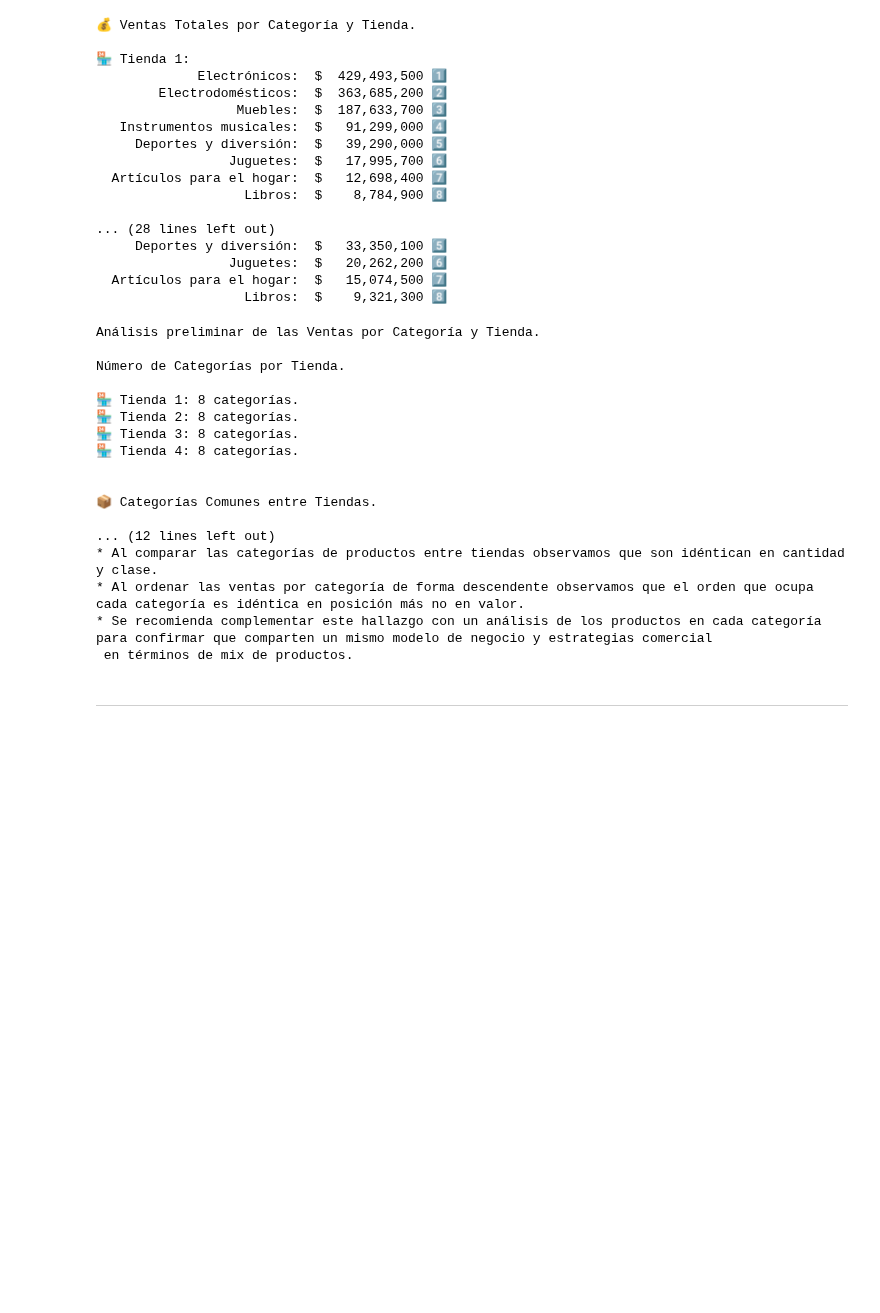
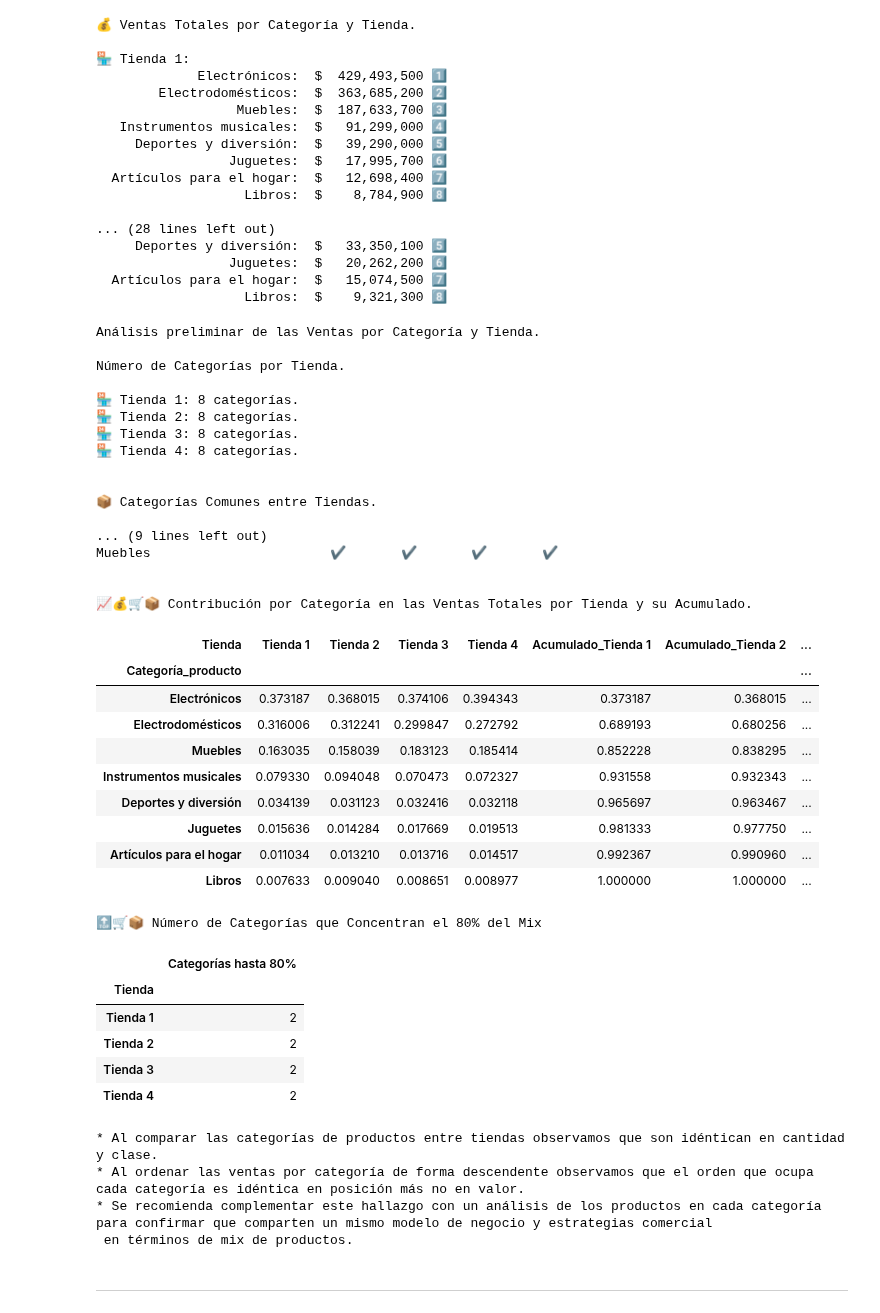
Before and after one commit to EuniceGarcia503/Challenge1_AluraStore, a Jupyter notebook: AluraStoreLatam.ipynb, the cells around one changed output. Saved outputs shown, nothing was run; the diff lists cells and outputs as text; code cells hidden in the pictures; blank space fills up the shorter version.

```diff
--- a/AluraStoreLatam.ipynb
+++ b/AluraStoreLatam.ipynb
@@ -242,38 +242,107 @@ for tienda, nombre in zip(base_tienda, nombre_tienda):
     categorias_tienda = tienda['Categoría del Producto'].unique()
     tabla_resumen_categorias[nombre] = tabla_resumen_categorias.index.map(
         lambda x: '✔️' if x in categorias_tienda else '✖️'
     )
 
 #Definir indice y nombre de la tabla resumen.
 tabla_resumen_categorias.index.name = 'Categoría'
 tabla_resumen_categorias.reset_index(inplace=False)
 
 #Visualizar resultado para categorías comunes entre tiendas.
 print('\n\n📦 Categorías Comunes entre Tiendas.\n')
 print(tabla_resumen_categorias)
 
+##Matriz de comparación del mix por categoría.
+#df_vta_categoria_tienda_consolidado
+df_base_consolidado_vta_categoria_tienda = pd.concat(vt_categoria_tienda,names=['Tienda']).reset_index()
+df_base_consolidado_vta_categoria_tienda.columns = ['Tienda','Categoría_producto','Ventas']
+df_base_consolidado_vta_categoria_tienda['Ventas_Totales'] = df_base_consolidado_vta_categoria_tienda.groupby('Tienda')['Ventas'].transform('sum')
+df_base_consolidado_vta_categoria_tienda['Participación'] = df_base_consolidado_vta_categoria_tienda['Ventas'] / df_base_consolidado_vta_categoria_tienda['Ventas_Totales']
+#df_base_consolidado_vta_categoria_tienda['Ventas_Totales'] = df_base_consolidado_vta_categoria_tienda['Ventas_Totales'].map('{:,.0f}'.format)
+#df_base_consolidado_vta_categoria_tienda['Participación'] = df_base_consolidado_vta_categoria_tienda['Participación'].map('{:.2%}'.format)
+#Visualización resumen de participación de las ventas por categoría en las ventas totales.
+df_resument_participacion_vta_categoria = df_base_consolidado_vta_categoria_tienda.pivot(index='Categoría_producto',columns='Tienda',values='Participación')
+# Ordenar por el valor máximo en cualquier tienda
+df_resument_participacion_vta_categoria = df_resument_participacion_vta_categoria.loc[
+    df_resument_participacion_vta_categoria.max(axis=1).sort_values(ascending=False).index
+]
+
+# Copia del resumen original para no modificarlo.
+df_con_acumulado = df_resument_participacion_vta_categoria.copy()
+
+#Cálculo acumulado orden descendente para cada tienda.
+for tienda in df_con_acumulado.columns:
+    # Ordenar los índices participación.
+    orden = df_con_acumulado[tienda].sort_values(ascending=False).index
+    # Crear acumulado ordenado.
+    acumulado = df_con_acumulado.loc[orden, tienda].cumsum()
+    # Crear una nueva columna para el acumulado y volver al mismo orden de índice original.
+    df_con_acumulado[f'Acumulado_{tienda}'] = acumulado.reindex(df_con_acumulado.index)
+
+#Visualización para el resumen de participación de las ventas por categoría en las ventas totales..
+print(f"\n\n📈💰🛒📦 Contribución por Categoría en las Ventas Totales por Tienda y su Acumulado.\n")
+display(df_con_acumulado)
+
+
+def contar_categorias_80(columna):
+    # Ordenar de mayor a menor participación
+    ordenadas = columna.sort_values(ascending=False)
+    # Sumar acumulativamente
+    acumulado = ordenadas.cumsum()
+    # Contar cuántas categorías suman hasta el 80%
+    return (acumulado <= 0.8).sum()
+
+#Declarar función categorias_80_por_tienda por tienda.
+categorias_80_por_tienda = df_resument_participacion_vta_categoria.apply(contar_categorias_80, axis=0)
+
+#Visualización para número de categorías que concentran el 80% del mix.
+print(f"\n\n🔝🛒📦 Número de Categorías que Concentran el 80% del Mix\n")
+categorias_80_por_tienda = categorias_80_por_tienda.to_frame(name='Categorías hasta 80%')
+display(categorias_80_por_tienda)
+
 #Comentarios.
 print(f"\n\n* Al comparar las categorías de productos entre tiendas observamos que son idéntican en cantidad y clase.")
 print(f"* Al ordenar las ventas por categoría de forma descendente observamos que el orden que ocupa cada categoría es idéntica en posición más no en valor.")
 print(f"* Se recomienda complementar este hallazgo con un análisis de los productos en cada categoría para confirmar que comparten un mismo modelo de negocio y estrategias comercial\n en términos de mix de productos.")
 # %% [output]
 Análisis preliminar de las Ventas por Categoría y Tienda.
 
 Número de Categorías por Tienda.
 
 🏪 Tienda 1: 8 categorías.
 🏪 Tienda 2: 8 categorías.
 🏪 Tienda 3: 8 categorías.
 🏪 Tienda 4: 8 categorías.
 
 
 📦 Categorías Comunes entre Tiendas.
 
-... (12 lines left out)
-* Al comparar las categorías de productos entre tiendas observamos que son idéntican en cantidad y clase.
-* Al ordenar las ventas por categoría de forma descendente observamos que el orden que ocupa cada categoría es idéntica en posición más no en valor.
-* Se recomienda complementar este hallazgo con un análisis de los productos en cada categoría para confirmar que comparten un mismo modelo de negocio y estrategias comercial
- en términos de mix de productos.
+... (9 lines left out)
+Muebles                       ✔️       ✔️       ✔️       ✔️
+
+
+📈💰🛒📦 Contribución por Categoría en las Ventas Totales por Tienda y su Acumulado.
+| Tienda | Tienda 1 | Tienda 2 | Tienda 3 | Tienda 4 | Acumulado_Tienda 1 | Acumulado_Tienda 2 | ... |
+| Categoría_producto |  |  |  |  |  |  | ... |
+| Electrónicos | 0.373187 | 0.368015 | 0.374106 | 0.394343 | 0.373187 | 0.368015 | ... |
+| Electrodomésticos | 0.316006 | 0.312241 | 0.299847 | 0.272792 | 0.689193 | 0.680256 | ... |
+| Muebles | 0.163035 | 0.158039 | 0.183123 | 0.185414 | 0.852228 | 0.838295 | ... |
+| Instrumentos musicales | 0.079330 | 0.094048 | 0.070473 | 0.072327 | 0.931558 | 0.932343 | ... |
+| Deportes y diversión | 0.034139 | 0.031123 | 0.032416 | 0.032118 | 0.965697 | 0.963467 | ... |
+| Juguetes | 0.015636 | 0.014284 | 0.017669 | 0.019513 | 0.981333 | 0.977750 | ... |
+| Artículos para el hogar | 0.011034 | 0.013210 | 0.013716 | 0.014517 | 0.992367 | 0.990960 | ... |
+| Libros | 0.007633 | 0.009040 | 0.008651 | 0.008977 | 1.000000 | 1.000000 | ... |
+🔝🛒📦 Número de Categorías que Concentran el 80% del Mix
+|  | Categorías hasta 80% |
+| Tienda |  |
+| Tienda 1 | 2 |
+| Tienda 2 | 2 |
+| Tienda 3 | 2 |
+| Tienda 4 | 2 |
+* Al comparar las categorías de productos entre tiendas observamos que son idéntican en cantidad y clase.
+* Al ordenar las ventas por categoría de forma descendente observamos que el orden que ocupa cada categoría es idéntica en posición más no en valor.
+* Se recomienda complementar este hallazgo con un análisis de los productos en cada categoría para confirmar que comparten un mismo modelo de negocio y estrategias comercial
+ en términos de mix de productos.
 # %% [markdown]
 ---------------------------------------------------------------------------------
 # %% [markdown]
```
Also changed, not shown: parts of 2 cells of this notebook.
